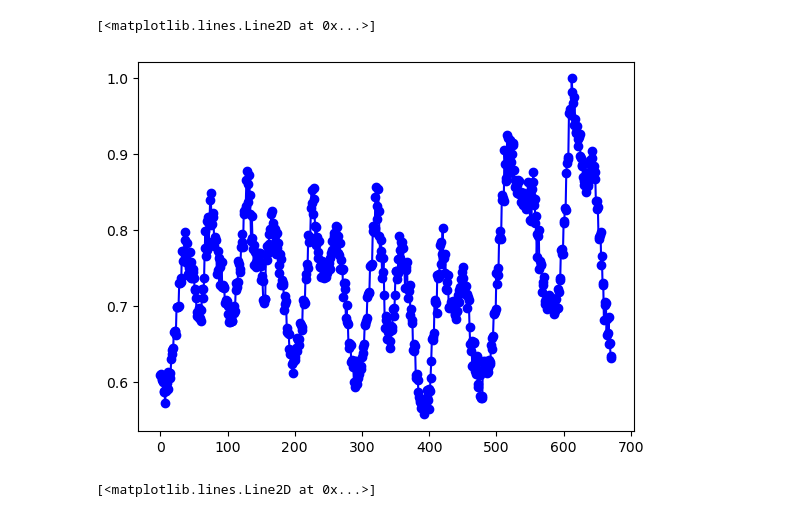
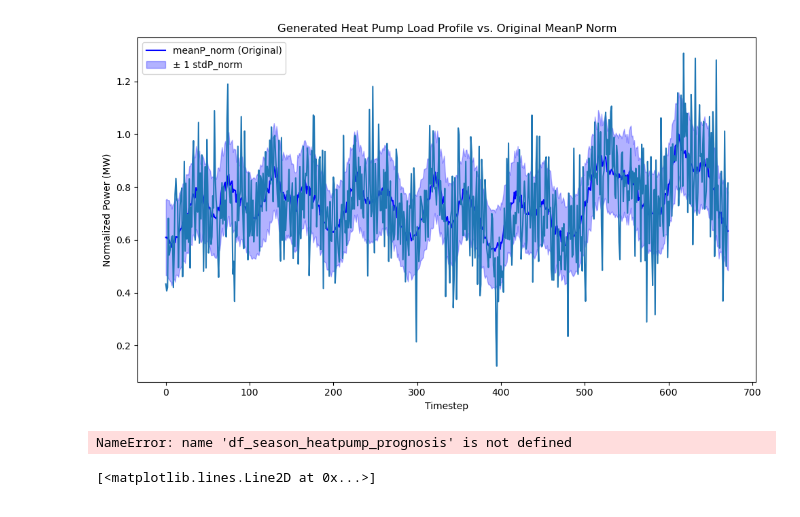
Before and after one commit to marwan2626/DC-OPF, a Jupyter notebook: new/debugger.ipynb, the cells around one changed output. Saved outputs shown, nothing was run; the diff lists cells and outputs as text; code cells hidden in the pictures.

```diff
--- a/new/debugger.ipynb
+++ b/new/debugger.ipynb
@@ -132,12 +132,77 @@ import simbench as sb
 import griddata as gd
 
 season = 'winter'
-net, const_load_household, const_load_heatpump, time_steps, df_season_heatpump_prognosis, df_household, df_heatpump = gd.setup_grid_irep_forecast(season)
+net, const_load_household, const_load_heatpump, time_steps, df_season_heatpump_prognosis, df_household, df_heatpump, heatpump_scaling_factors_df = gd.setup_grid_irep(season)
+# %%
+import numpy as np
+import pandas as pd
+import matplotlib.pyplot as plt
+
+def generate_samples(df_season_heatpump_prognosis):
+
+    max_mean = df_season_heatpump_prognosis['meanP'].max()
+    df_season_heatpump_prognosis['meanP_norm'] = df_season_heatpump_prognosis['meanP'] / max_mean
+    df_season_heatpump_prognosis['stdP_norm'] = df_season_heatpump_prognosis['stdP'] / max_mean
+
+    n_samples = 10
+    # Extract mean and std deviation as numpy arrays for efficient computation
+    meanP = df_season_heatpump_prognosis['meanP_norm'].values
+    stdP = df_season_heatpump_prognosis['stdP_norm'].values
+
+
+    # Validate inputs
+    if np.any(stdP < 0):
+        raise ValueError("Standard deviation (stdP) cannot be negative.")
+    if np.any(stdP > 10 * meanP):
+        print("Warning: stdP is very large relative to meanP for some timesteps.")
+
+    # Generate random samples (n_samples x n_timesteps)
+    mc_samples = np.empty((n_samples, len(meanP)))  # Preallocate array
+
+    for t in range(len(meanP)):
+        # Generate samples for timestep `t` with specified mean and std deviation
+        mc_samples[:, t] = np.random.normal(loc=meanP[t], scale=stdP[t], size=n_samples)
+
+    return mc_samples
+
+
+
+# Assuming df_season_heatpump_prognosis is your original data frame
+mc_samples = generate_samples(df_season_heatpump_prognosis)
+
+# Get the generated sample (first and only sample)
+generated_sample = mc_samples[4]
+
+# Plotting the results
+plt.figure(figsize=(10, 6))
+
+# Plot the meanP_norm from the original df_season_heatpump_prognosis
+plt.plot(df_season_heatpump_prognosis['Unnamed: 0'], df_season_heatpump_prognosis['meanP_norm'], label='meanP_norm (Original)', color='blue')
+
+# Plot the generated sample's fluctuating meanP
+plt.plot(generated_sample)
+
+# Highlight the area around meanP_norm with stdP_norm (1 std deviation)
+plt.fill_between(df_season_heatpump_prognosis['Unnamed: 0'],
+                 df_season_heatpump_prognosis['meanP_norm'] - df_season_heatpump_prognosis['stdP_norm'],
+                 df_season_heatpump_prognosis['meanP_norm'] + df_season_heatpump_prognosis['stdP_norm'],
+                 color='blue', alpha=0.3, label='± 1 stdP_norm')
+
+# Labels and title
+plt.xlabel('Timestep')
+plt.ylabel('Normalized Power (MW)')
+plt.title('Generated Heat Pump Load Profile vs. Original MeanP Norm')
+plt.legend()
+
+# Show the plot
+plt.tight_layout()
+plt.show()
+# %% [output]
+[figure, added]
 # %%
 plt.plot(df_season_heatpump_prognosis['p_mw'], marker='o', linestyle='-', color='b')
 # %% [output]
-[<matplotlib.lines.Line2D at 0x...>]
+NameError: name 'df_season_heatpump_prognosis' is not defined
-[figure, removed]
 # %%
 plt.plot(df_heatpump['P_HEATPUMP_NORM'], marker='o', linestyle='-', color='b')
 # %% [output]
```
Also changed, not shown: 3 other files.
